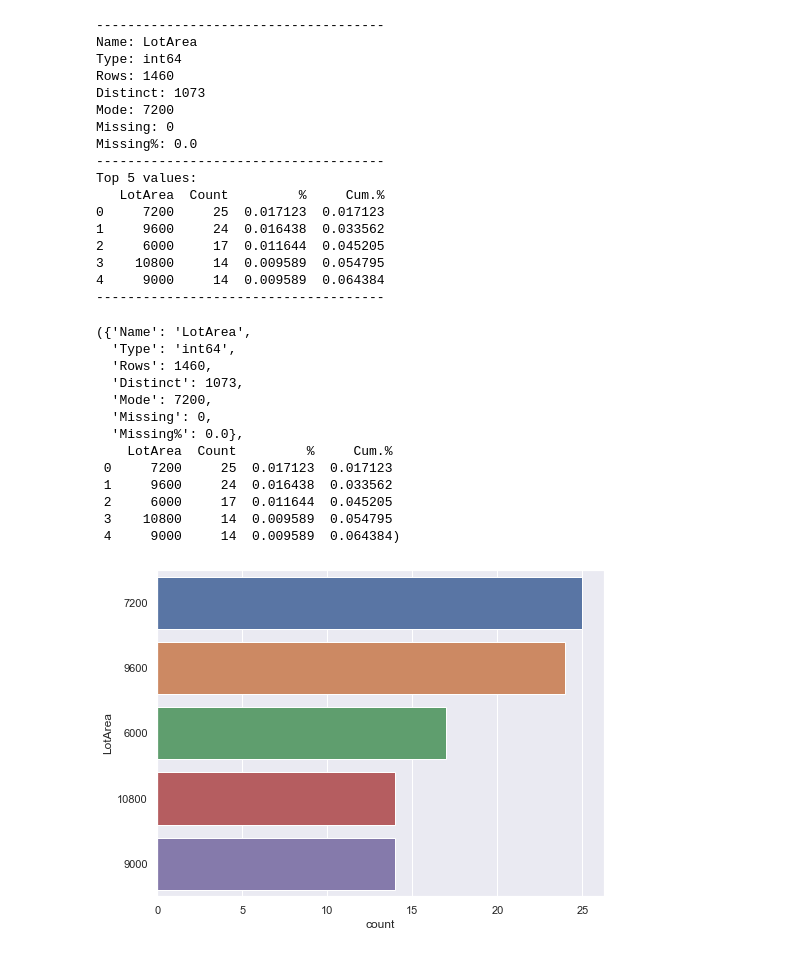
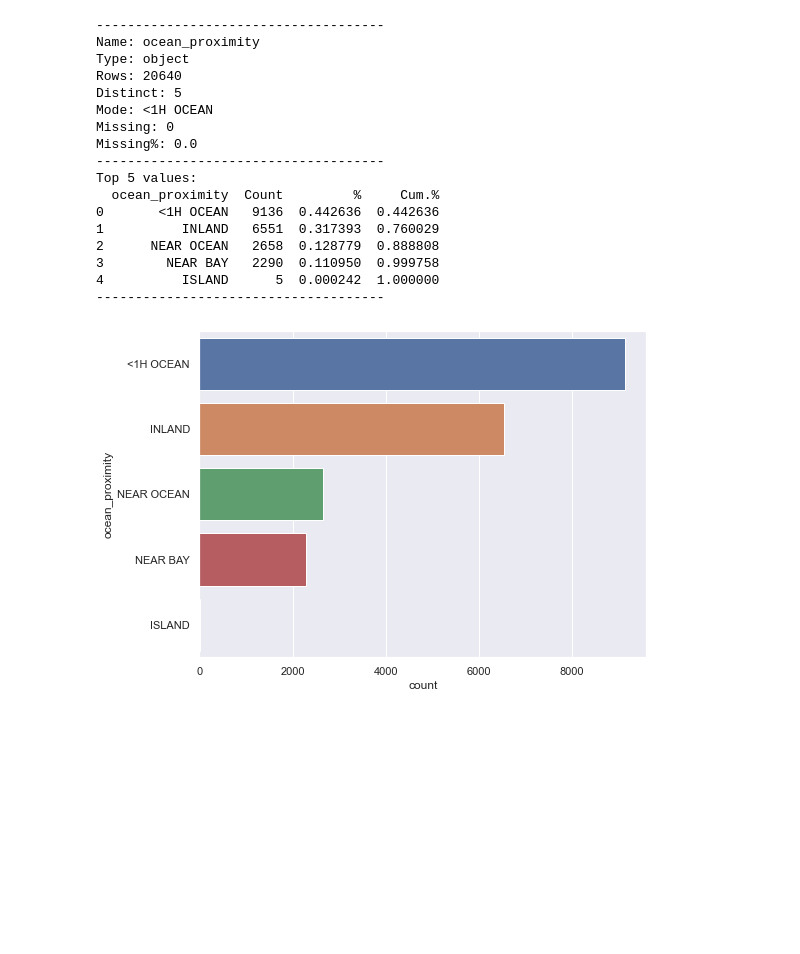
Before and after one commit to HunterKruger/Layzee, a Jupyter notebook: examples/test_dataframe_observer.ipynb, the cells around one changed output. Drawn from its saved outputs; the diff is of its cells as text; code cells hidden in the pictures; blank space fills up the shorter version.

```diff
--- a/examples/test_dataframe_observer.ipynb
+++ b/examples/test_dataframe_observer.ipynb
@@ -4,7 +4,7 @@ sys.path.append("..")
 from layzee.dataframe_observer import *
 import pandas as pd
 # %%
-df = pd.read_csv('../data/california_train.csv')
+df = pd.read_csv('../data/housing.csv')
 read_df_info(df)
 # %% [output]
 ------------------
@@ -93,34 +55,21 @@ missing_pattern(df,4)
 # %%
-describe_cat_col(df, 'LotArea', 5)
+describe_cat_col(df, 'ocean_proximity', 5)
 # %% [output]
 -------------------------------------
-Name: LotArea
-Type: int64
-Rows: 1460
-Distinct: 1073
-Mode: 7200
+Name: ocean_proximity
+Type: object
+Rows: 20640
+Distinct: 5
+Mode: <1H OCEAN
 Missing: 0
 Missing%: 0.0
 -------------------------------------
 Top 5 values:
-   LotArea  Count         %     Cum.%
-0     7200     25  0.017123  0.017123
-1     9600     24  0.016438  0.033562
-2     6000     17  0.011644  0.045205
-3    10800     14  0.009589  0.054795
-4     9000     14  0.009589  0.064384
+  ocean_proximity  Count         %     Cum.%
+0       <1H OCEAN   9136  0.442636  0.442636
+1          INLAND   6551  0.317393  0.760029
+2      NEAR OCEAN   2658  0.128779  0.888808
+3        NEAR BAY   2290  0.110950  0.999758
+4          ISLAND      5  0.000242  1.000000
 -------------------------------------
-({'Name': 'LotArea',
-  'Type': 'int64',
-  'Rows': 1460,
-  'Distinct': 1073,
-  'Mode': 7200,
-  'Missing': 0,
-  'Missing%': 0.0},
-    LotArea  Count         %     Cum.%
- 0     7200     25  0.017123  0.017123
- 1     9600     24  0.016438  0.033562
- 2     6000     17  0.011644  0.045205
- 3    10800     14  0.009589  0.054795
- 4     9000     14  0.009589  0.064384)
-[figure, old version]
+[figure, new version]
```
Also changed, not shown: parts of 28 cells of this notebook, 5 other files.
